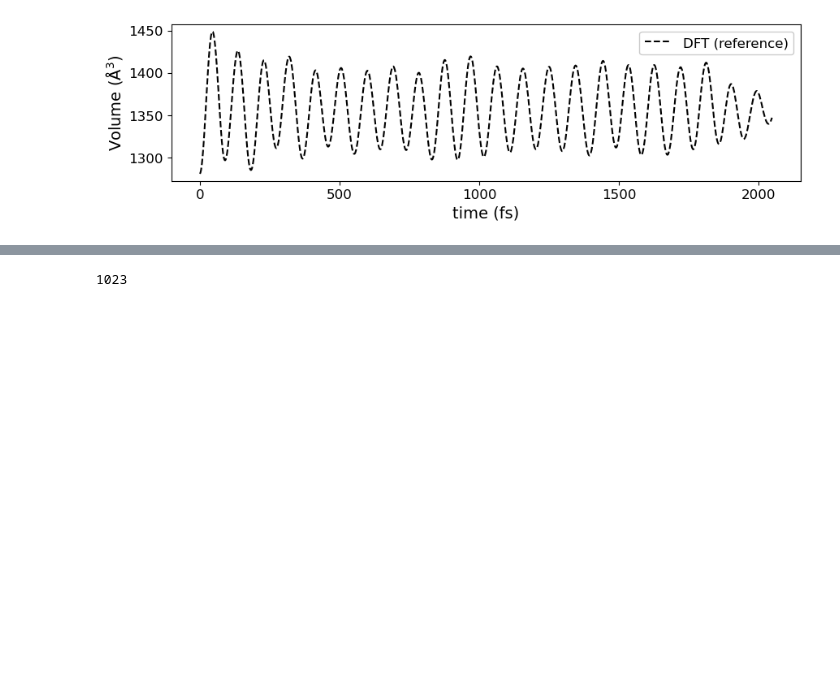
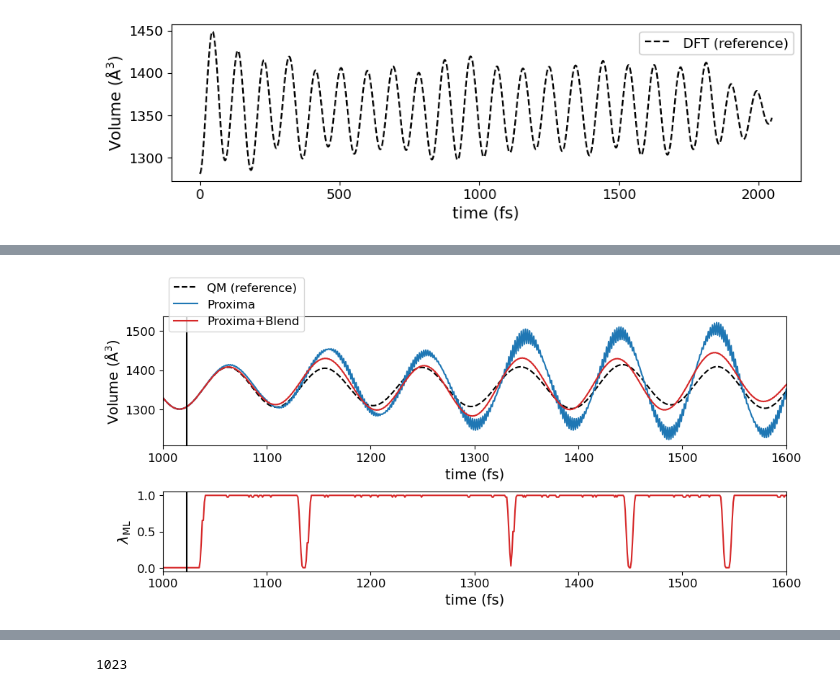
Before and after one commit to globus-labs/cascade, a Jupyter notebook: 2_proxima/1_inspect_npt_runs.ipynb, the cells around one changed output, grey strips where cells are left out. Saved outputs shown, nothing was run; the diff lists cells and outputs as text; code cells hidden in the pictures; blank space fills up the shorter version.

```diff
--- a/2_proxima/1_inspect_npt_runs.ipynb
+++ b/2_proxima/1_inspect_npt_runs.ipynb
@@ -328,0 +330,45 @@ with mpl.rc_context(rc=rc):
+# %%
+with mpl.rc_context(rc=rc):
+    xlim = (1000, 1600)
+    fig, axs = plt.subplots(2, figsize=(10,5), gridspec_kw={'height_ratios': [1.61803398875, 1]})
+    ax = axs[0]
+
+    l2 = ax.plot(ref_traj['volume'], color='k', linestyle='dashed', label='QM (reference)')
+    l1 = ax.plot(traj['volume'], color='tab:blue', label='Proxima')
+    l2 = ax.plot(blend_traj['volume'], color='tab:red', label='Proxima+Blend')
+    ax.set_ylabel('Volume ($\mathrm{\AA}^3$)')
+    ax.set_xlabel('time (fs)')
+    leg, lab = ax.get_legend_handles_labels()
+    # ax.pcolorfast(ax.get_xlim(),
+    #               ax.get_ylim(),
+    #               traj['used_surrogate'].values[np.newaxis],
+    #               alpha=0.3,
+    #               cmap='Blues', label='Used ML')
+
+    # can give it fill between just to get the legend
+
+    ax.axvline(1023, color='k')
+    ax.set_xlim(*xlim)
+    #ax.fill_between(traj['volume'], traj['used_surrogate'], 1, where=(traj['used_surrogate' ]>0), color='red', alpha=0.2)
+    # blue_patch = mpatches.Patch(color='#afbbcb', label='Used surrogate (Proxima only)')
+    # leg, lab = ax.get_legend_handles_labels()
+    # leg.append(blue_patch)
+    #lab.append('Proxima used surrogate')
+    ax.legend(leg,
+               lab,
+               loc='upper left',
+               framealpha=0.8,
+               bbox_to_anchor=(0.0, 1.35),
+              )
+    ax = axs[1]
+    lambda_ml = 1-blend_traj['proxima_lambda_target']
+    ax.plot(lambda_ml, color='tab:red')
+    ax.axvline(1023, color='k')
+    ax.set_xlim(*xlim)
+    ax.set_ylabel('$\lambda_\mathrm{ML}$')
+    ax.set_xlabel('time (fs)')
+    plt.tight_layout()
+    plt.savefig('dft-proxima-blend.png', dpi=500)
+    plt.show()
+# %% [output]
+[figure, added]
```
Also changed, not shown: parts of 7 cells of this notebook, 3 other files.
